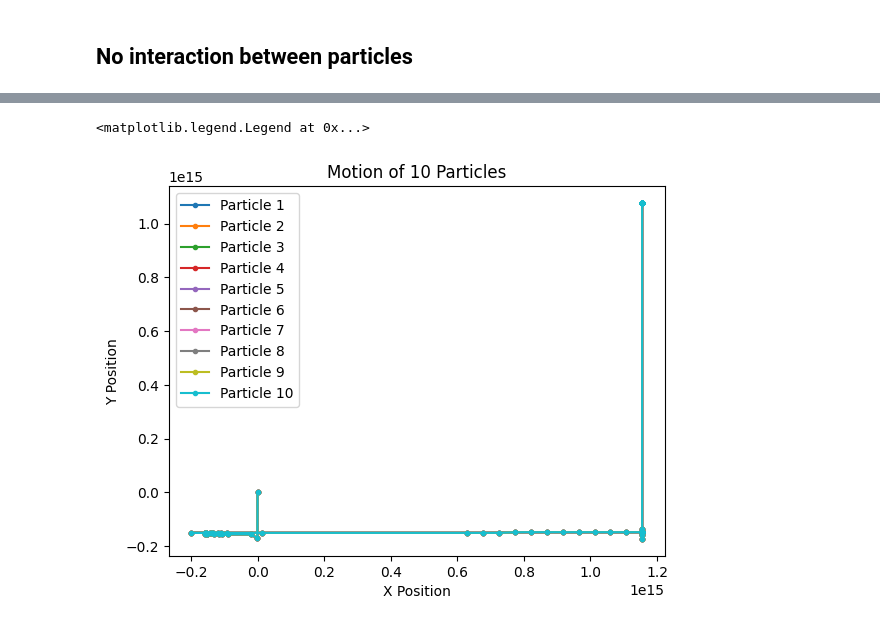
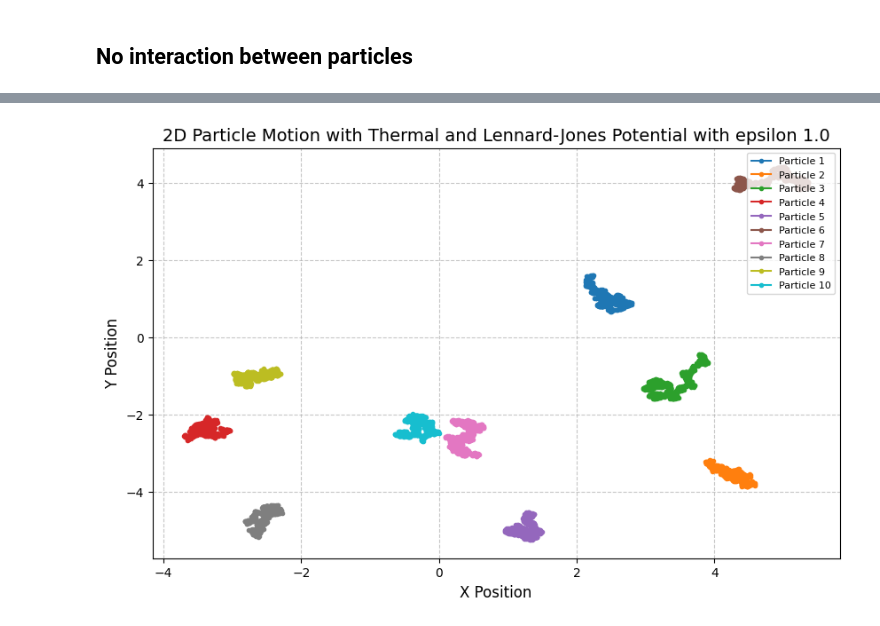
Before and after one commit to HARSHIL2836R/Sem4, a Jupyter notebook: BB626/assignment_3.ipynb, the cells around one changed output, grey strips where cells are left out. Cells and saved outputs as stored; diff of their text form; code cells hidden in the pictures.

```diff
--- a/BB626/assignment_3.ipynb
+++ b/BB626/assignment_3.ipynb
@@ -96,10 +58,0 @@ for i in range(runs-1):
-# %%
-for n in range(10):
-    plt.plot(x[:,n], y[:,n],'.-', label=f"Particle {n+1}")
-plt.title("Motion of 10 Particles")
-plt.xlabel("X Position")
-plt.ylabel("Y Position")
-plt.legend()
-# %% [output]
-<matplotlib.legend.Legend at 0x...>
-[figure, removed]
@@ -105,0 +122,18 @@ plt.legend()
+# %%
+plt.close()
+r, msd, positions, trajectories_x, trajectories_y = simulate(num_particles, runs, delta, epsilon)
+# Plot the trajectories of particles
+plt.figure(figsize=(10, 6))
+for n in range(num_particles):
+    plt.plot(trajectories_x[:, n], trajectories_y[:, n],".-", label=f"Particle {n + 1}")
+
+plt.title(f"2D Particle Motion with Thermal and Lennard-Jones Potential with epsilon {epsilon}", fontsize=14)
+plt.xlabel("X Position", fontsize=12)
+plt.ylabel("Y Position", fontsize=12)
+plt.grid(True, linestyle='--', alpha=0.7)
+plt.legend(loc='upper right', fontsize=8)
+# plt.xlim(-20,20)
+# plt.ylim(-20,20)
+plt.show()
+# %% [output]
+[figure, added]
```
Also changed, not shown: parts of 12 cells of this notebook, 1 other file.
